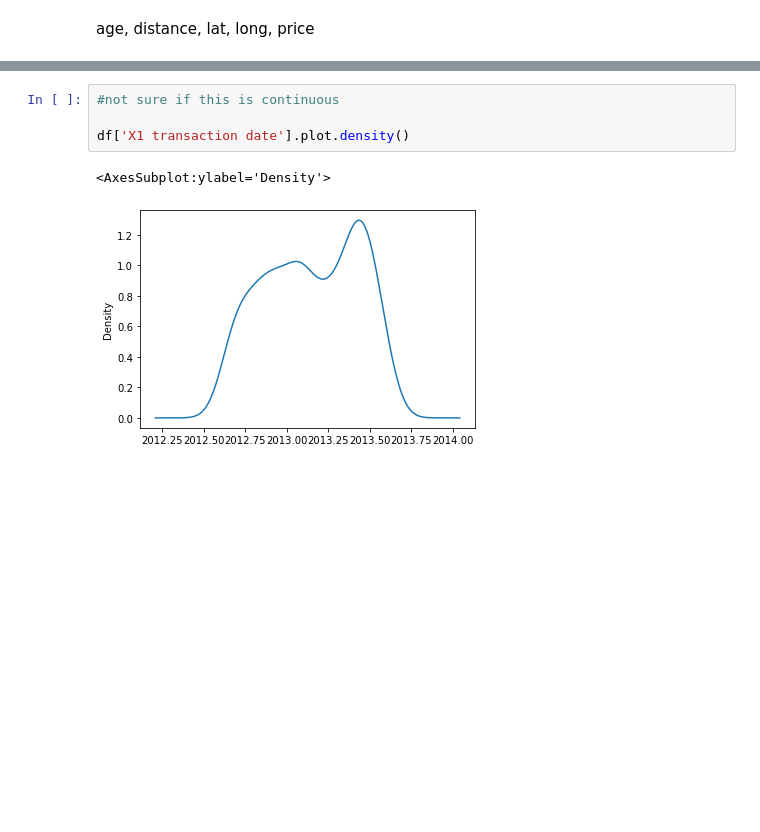
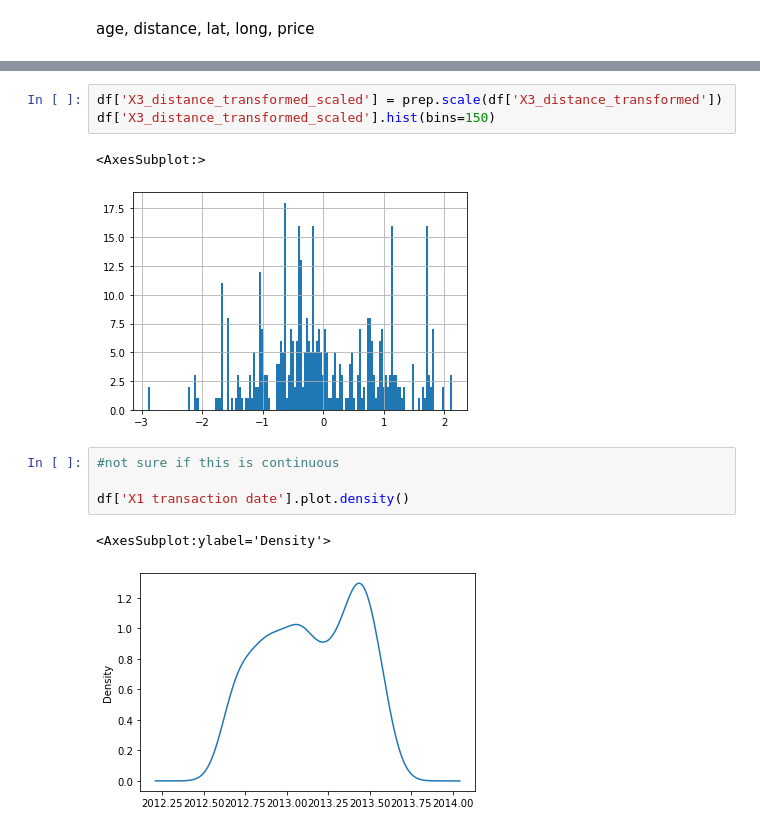
Before and after one commit to mencer456/Assignment-2-Linear-Regression, a Jupyter notebook: Assignment2.ipynb, the cells around one changed output, grey strips where cells are left out. Drawn from its saved outputs; the diff is of its cells as text; blank space fills up the shorter version.

```diff
--- a/Assignment2.ipynb
+++ b/Assignment2.ipynb
@@ -240,3 +256,9 @@ age, distance, lat, long, price
+# %%
+df['X3_distance_transformed_scaled'] = prep.scale(df['X3_distance_transformed'])
+df['X3_distance_transformed_scaled'].hist(bins=150)
+# %% [output]
+<AxesSubplot:>
+[figure, added]
 # %%
 #not sure if this is continuous
 
```
Also changed, not shown: parts of 13 cells of this notebook.
